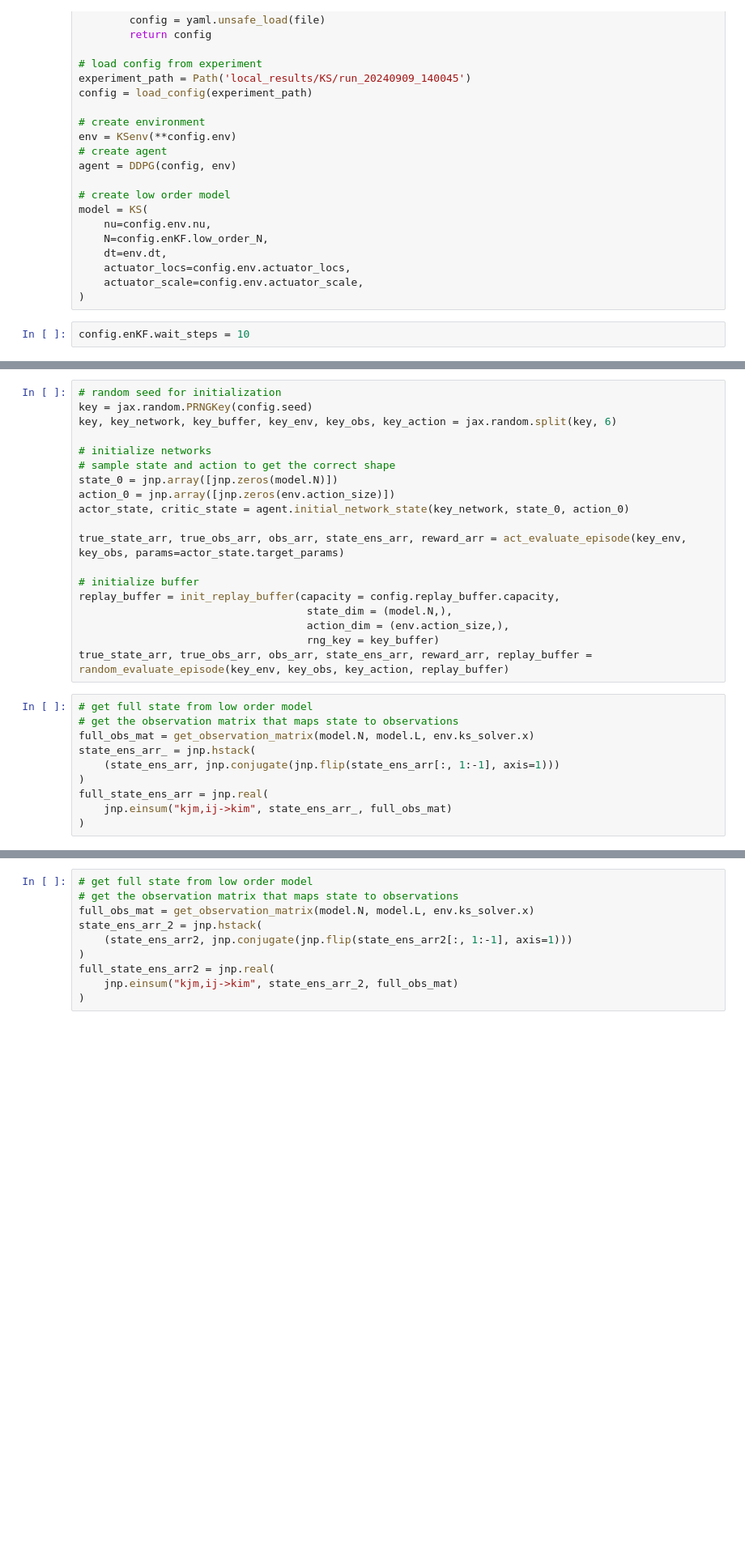
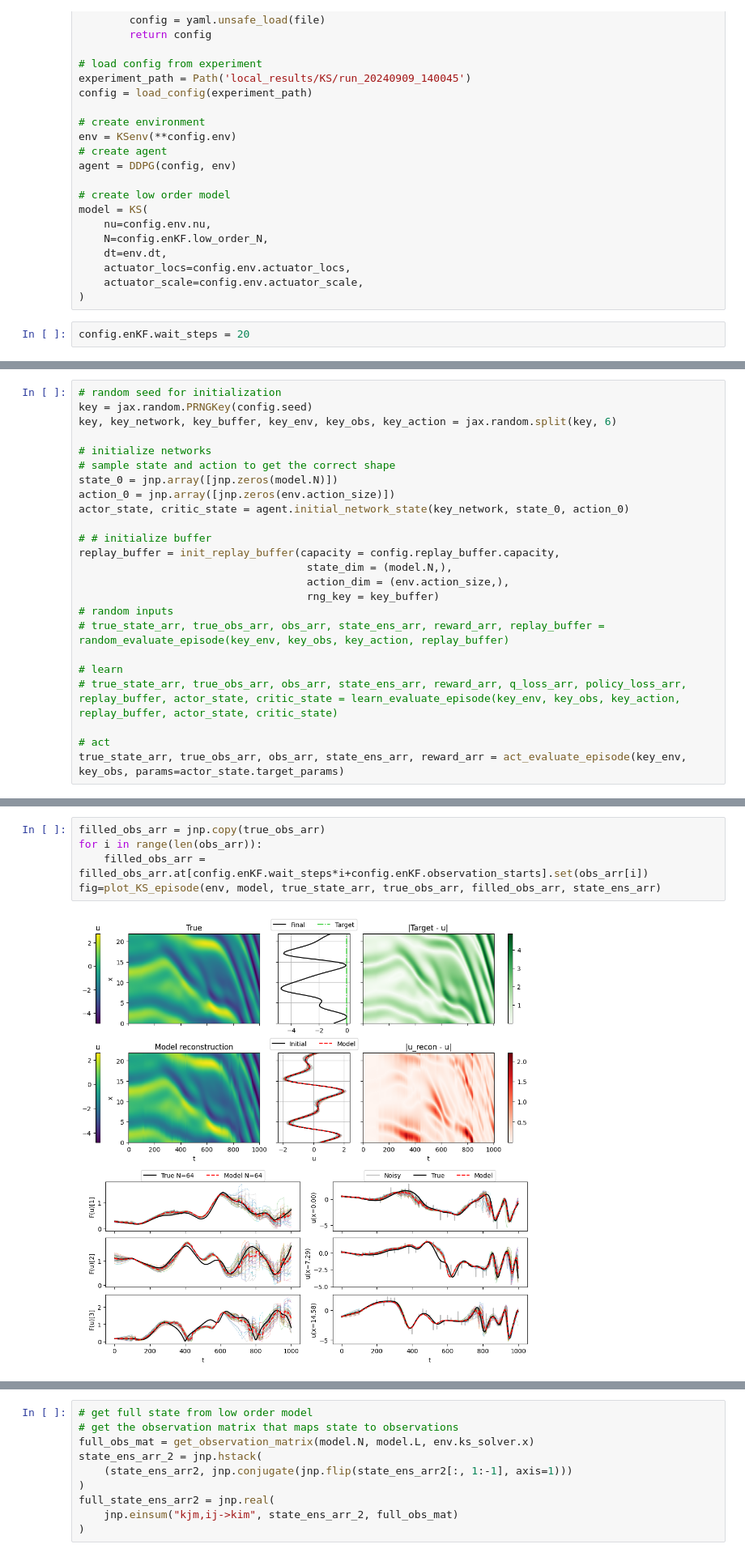
Before and after one commit to MagriLab/DA-RL, a Jupyter notebook: ks_experiment.ipynb, the cells around one changed output, grey strips where cells are left out. Shown at 81% size. Cells and saved outputs as stored; diff of their text form; blank space fills up the shorter version.

Commit message:
Full training loop with jax

```diff
--- a/ks_experiment.ipynb
+++ b/ks_experiment.ipynb
@@ -1118,7 +1118,7 @@ model = KS(
     actuator_scale=config.env.actuator_scale,
 )
 # %%
-config.enKF.wait_steps = 10
+config.enKF.wait_steps = 20
 # %%
 def initialize_ensemble(env_N, model_N, model_k, u0, std_init, m, key):
     # fourier transform the initial condition
@@ -1441,21 +1722,16 @@ state_0 = jnp.array([jnp.zeros(model.N)])
 action_0 = jnp.array([jnp.zeros(env.action_size)])
 actor_state, critic_state = agent.initial_network_state(key_network, state_0, action_0)
 
-true_state_arr, true_obs_arr, obs_arr, state_ens_arr, reward_arr = act_evaluate_episode(key_env, key_obs, params=actor_state.target_params)
-
-# initialize buffer
+# # initialize buffer
 replay_buffer = init_replay_buffer(capacity = config.replay_buffer.capacity,
                                     state_dim = (model.N,),
                                     action_dim = (env.action_size,),
                                     rng_key = key_buffer)
-true_state_arr, true_obs_arr, obs_arr, state_ens_arr, reward_arr, replay_buffer = random_evaluate_episode(key_env, key_obs, key_action, replay_buffer)
+# random inputs
+# true_state_arr, true_obs_arr, obs_arr, state_ens_arr, reward_arr, replay_buffer = random_evaluate_episode(key_env, key_obs, key_action, replay_buffer)
+
+# learn
+# true_state_arr, true_obs_arr, obs_arr, state_ens_arr, reward_arr, q_loss_arr, policy_loss_arr, replay_buffer, actor_state, critic_state = learn_evaluate_episode(key_env, key_obs, key_action, replay_buffer, actor_state, critic_state)
+
+# act
+true_state_arr, true_obs_arr, obs_arr, state_ens_arr, reward_arr = act_evaluate_episode(key_env, key_obs, params=actor_state.target_params)
-# %%
-# get full state from low order model
-# get the observation matrix that maps state to observations
-full_obs_mat = get_observation_matrix(model.N, model.L, env.ks_solver.x)
-state_ens_arr_ = jnp.hstack(
-    (state_ens_arr, jnp.conjugate(jnp.flip(state_ens_arr[:, 1:-1], axis=1)))
-)
-full_state_ens_arr = jnp.real(
-    jnp.einsum("kjm,ij->kim", state_ens_arr_, full_obs_mat)
-)
@@ -1469,3 +1788,10 @@ plt.show()
+# %%
+filled_obs_arr = jnp.copy(true_obs_arr)
+for i in range(len(obs_arr)):
+    filled_obs_arr = filled_obs_arr.at[config.enKF.wait_steps*i+config.enKF.observation_starts].set(obs_arr[i])
+fig=plot_KS_episode(env, model, true_state_arr, true_obs_arr, filled_obs_arr, state_ens_arr)
+# %% [output]
+[figure, added]
 # %%
 import numpy as np
 def forecast(model, state_ens, action, frame_skip):
```
Also changed, not shown: parts of 4 cells of this notebook, 2 other files.
